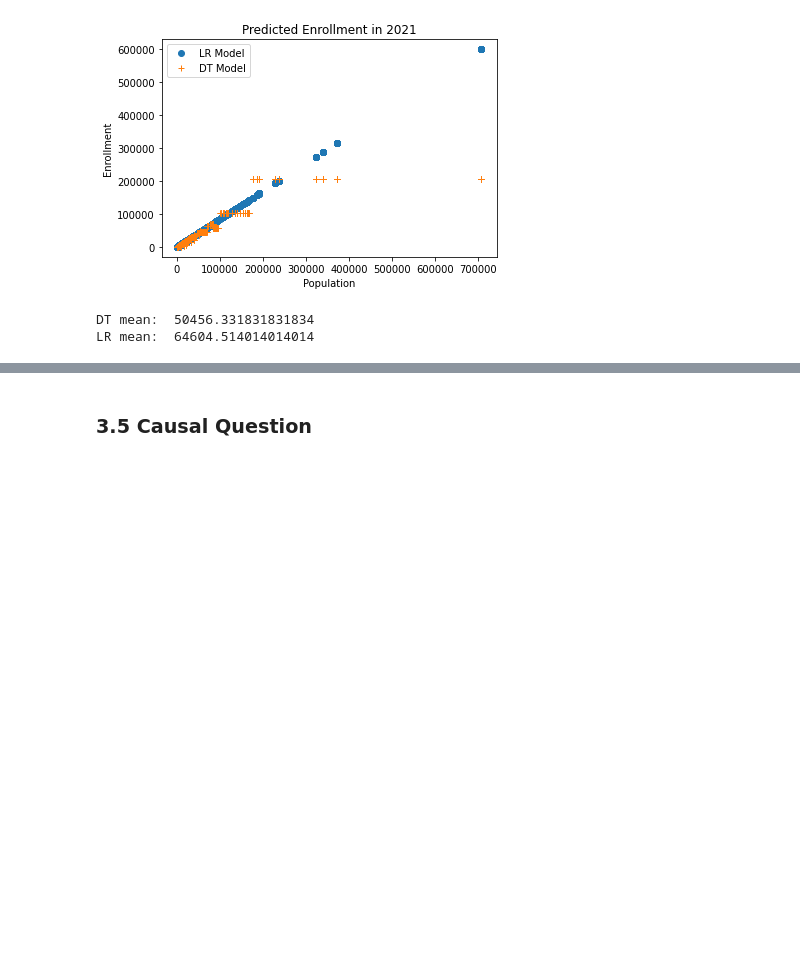
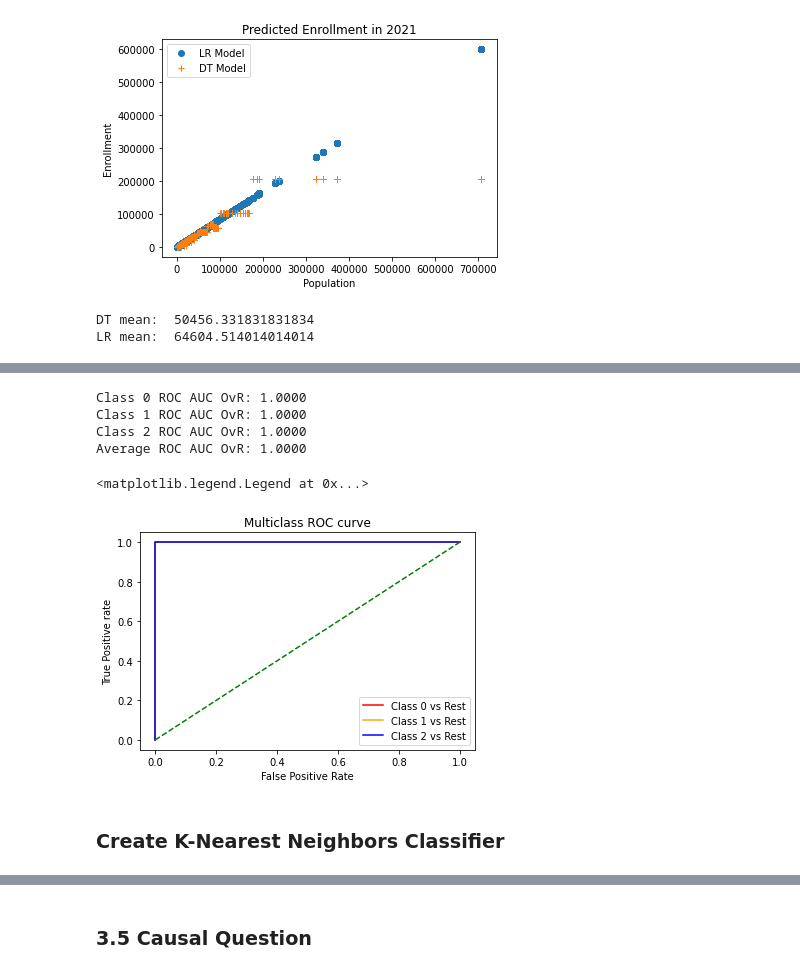
Before and after one commit to KelvinTee168/DS_Fundamentals, a Jupyter notebook: Dataset 2/Project_Dataset_2.ipynb, the cells around one changed output, grey strips where cells are left out. Saved outputs shown, nothing was run; the diff lists cells and outputs as text; code cells hidden in the pictures; blank space fills up the shorter version.

```diff
--- a/Dataset 2/Project_Dataset_2.ipynb
+++ b/Dataset 2/Project_Dataset_2.ipynb
@@ -511,0 +762,43 @@ plt.title('Total Bins').figure.savefig('Binned_Enrollment.png')
+# %%
+fpr = {}
+tpr = {}
+thresh ={}
+n_class = df_FS['BINNED_TOT_ENROLL'].nunique()
+classes = rf.classes_
+roc_auc_ovr = {}
+
+for i in range(n_class):
+    fpr[i], tpr[i], thresh[i] = roc_curve(y_test, prob_RF[:,i], pos_label=i)
+    c = classes[i]
+    df_aux = X_test.copy()
+    df_aux['class'] = [1 if y == c else 0 for y in y_test]
+    df_aux['prob'] = prob_RF[:, i]
+    df_aux = df_aux.reset_index(drop = True)
+    roc_auc_ovr[c] = roc_auc_score(df_aux['class'], df_aux['prob'])
+
+avg_roc_auc = 0
+i = 0
+for k in roc_auc_ovr:
+    avg_roc_auc += roc_auc_ovr[k]
+    i += 1
+    print(f"Class {k} ROC AUC OvR: {roc_auc_ovr[k]:.4f}")
+print(f"Average ROC AUC OvR: {avg_roc_auc/i:.4f}")
+
+# plotting
+plt.plot(fpr[0], tpr[0], color='red', label='Class 0 vs Rest')
+plt.plot(fpr[1], tpr[1], color='orange', label='Class 1 vs Rest')
+plt.plot(fpr[2], tpr[2], color='blue', label='Class 2 vs Rest')
+plt.plot([0, 1], [0, 1], color='green', linestyle='--')
+plt.title('Multiclass ROC curve')
+plt.xlabel('False Positive Rate')
+plt.ylabel('True Positive rate')
+plt.legend(loc='best')
+# %% [output]
+Class 0 ROC AUC OvR: 1.0000
+Class 1 ROC AUC OvR: 1.0000
+Class 2 ROC AUC OvR: 1.0000
+Average ROC AUC OvR: 1.0000
+<matplotlib.legend.Legend at 0x...>
+[figure, added]
+# %% [markdown]
+### Create K-Nearest Neighbors Classifier
```
Also changed, not shown: parts of 79 cells of this notebook.
